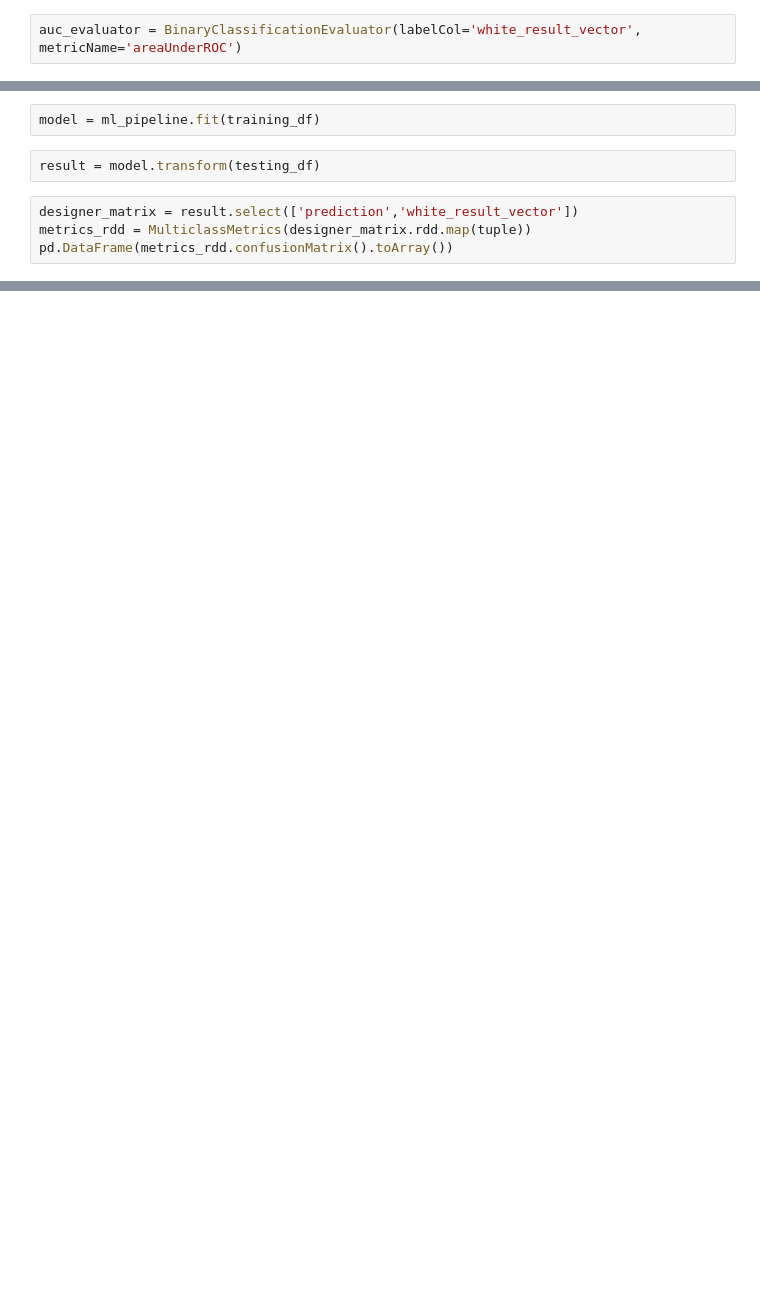
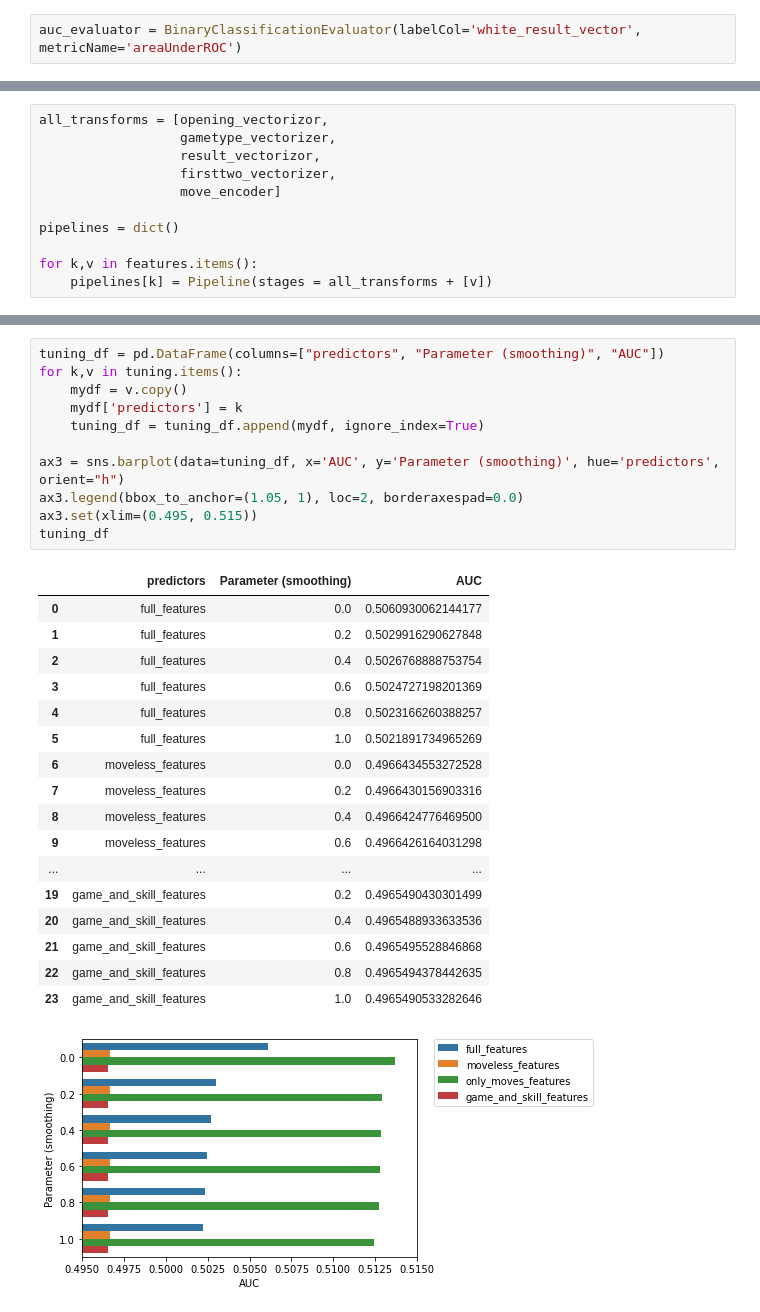
Before and after one commit to uva-ds5110-fa21-g10/semester-project, a Jupyter notebook: code/model/experiment-02/01-naivebayes.ipynb, the cells around one changed output, grey strips where cells are left out. Saved outputs shown, nothing was run; the diff lists cells and outputs as text; blank space fills up the shorter version.

Commit message:
Updated notebook to have many models instead of just one.

```diff
--- a/code/model/experiment-02/01-naivebayes.ipynb
+++ b/code/model/experiment-02/01-naivebayes.ipynb
@@ -123,8 +120,0 @@ ml_pipeline = Pipeline(stages=[nb_best])
-# %%
-model = ml_pipeline.fit(training_df)
-# %%
-result = model.transform(testing_df)
-# %%
-designer_matrix = result.select(['prediction','white_result_vector'])
-metrics_rdd = MulticlassMetrics(designer_matrix.rdd.map(tuple))
-pd.DataFrame(metrics_rdd.confusionMatrix().toArray())
@@ -165,0 +123,11 @@ KeyboardInterrupt:
+# %%
+all_transforms = [opening_vectorizor,
+                  gametype_vectorizer,
+                  result_vectorizor,
+                  firsttwo_vectorizer,
+                  move_encoder]
+
+pipelines = dict()
+
+for k,v in features.items():
+    pipelines[k] = Pipeline(stages = all_transforms + [v])
@@ -165,0 +200,30 @@ KeyboardInterrupt:
+# %%
+tuning_df = pd.DataFrame(columns=["predictors", "Parameter (smoothing)", "AUC"])
+for k,v in tuning.items():
+    mydf = v.copy()
+    mydf['predictors'] = k
+    tuning_df = tuning_df.append(mydf, ignore_index=True)
+
+ax3 = sns.barplot(data=tuning_df, x='AUC', y='Parameter (smoothing)', hue='predictors', orient="h")
+ax3.legend(bbox_to_anchor=(1.05, 1), loc=2, borderaxespad=0.0)
+ax3.set(xlim=(0.495, 0.515))
+tuning_df
+# %% [output]
+|  | predictors | Parameter (smoothing) | AUC |
+| 0 | full_features | 0.0 | 0.5060930062144177 |
+| 1 | full_features | 0.2 | 0.5029916290627848 |
+| 2 | full_features | 0.4 | 0.5026768888753754 |
+| 3 | full_features | 0.6 | 0.5024727198201369 |
+| 4 | full_features | 0.8 | 0.5023166260388257 |
+| 5 | full_features | 1.0 | 0.5021891734965269 |
+| 6 | moveless_features | 0.0 | 0.4966434553272528 |
+| 7 | moveless_features | 0.2 | 0.4966430156903316 |
+| 8 | moveless_features | 0.4 | 0.4966424776469500 |
+| 9 | moveless_features | 0.6 | 0.4966426164031298 |
+| ... | ... | ... | ... |
+| 19 | game_and_skill_features | 0.2 | 0.4965490430301499 |
+| 20 | game_and_skill_features | 0.4 | 0.4965488933633536 |
+| 21 | game_and_skill_features | 0.6 | 0.4965495528846868 |
+| 22 | game_and_skill_features | 0.8 | 0.4965494378442635 |
+| 23 | game_and_skill_features | 1.0 | 0.4965490533282646 |
+[figure, added]
```
Also changed, not shown: parts of 36 cells of this notebook.
